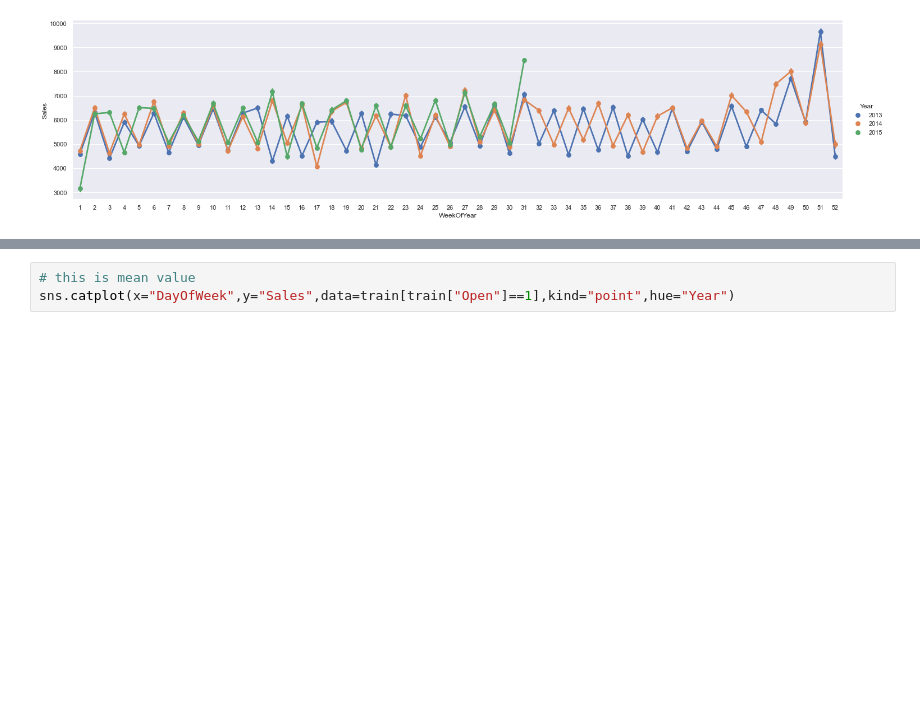
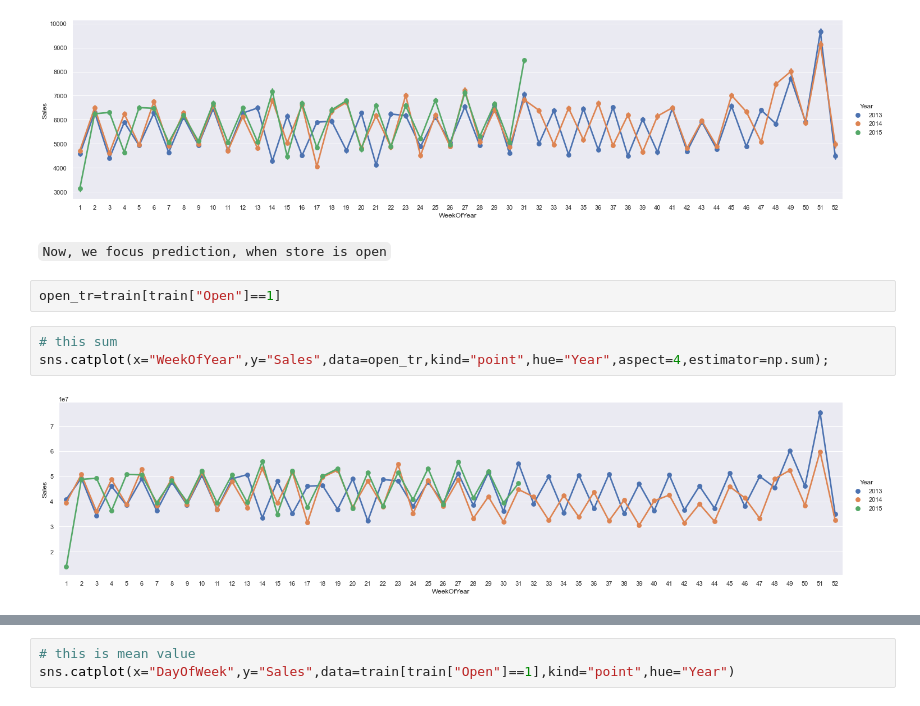
Before and after one commit to omrylcn/ml_system, a Jupyter notebook: notebook/eda.ipynb, the cells around one changed output, grey strips where cells are left out. Cells and saved outputs as stored; diff of their text form; blank space fills up the shorter version.

```diff
--- a/notebook/eda.ipynb
+++ b/notebook/eda.ipynb
@@ -380,3 +352,12 @@ sns.catplot(x="WeekOfYear",y="Sales",data=train[train["Open"]==1],kind="point",h
 sns.catplot(x="WeekOfYear",y="Sales",data=train,kind="point",hue="Year",aspect=4);
 # %% [output]
 [figure]
+# %% [markdown]
+`Now, we focus prediction, when store is open`
+# %%
+open_tr=train[train["Open"]==1]
+# %%
+# this sum
+sns.catplot(x="WeekOfYear",y="Sales",data=open_tr,kind="point",hue="Year",aspect=4,estimator=np.sum);
+# %% [output]
+[figure, added]
```
Also changed, not shown: parts of 109 cells of this notebook.
